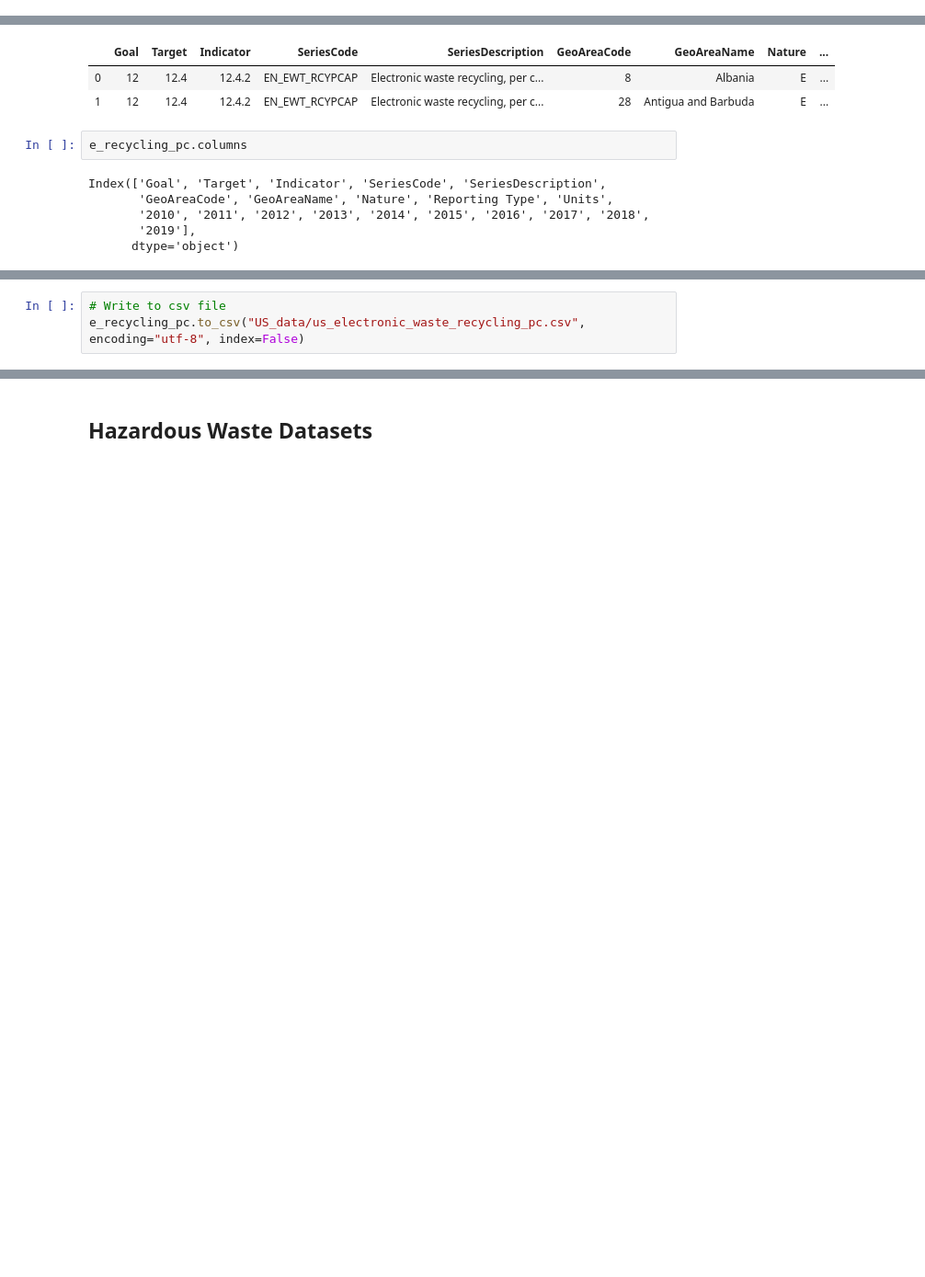
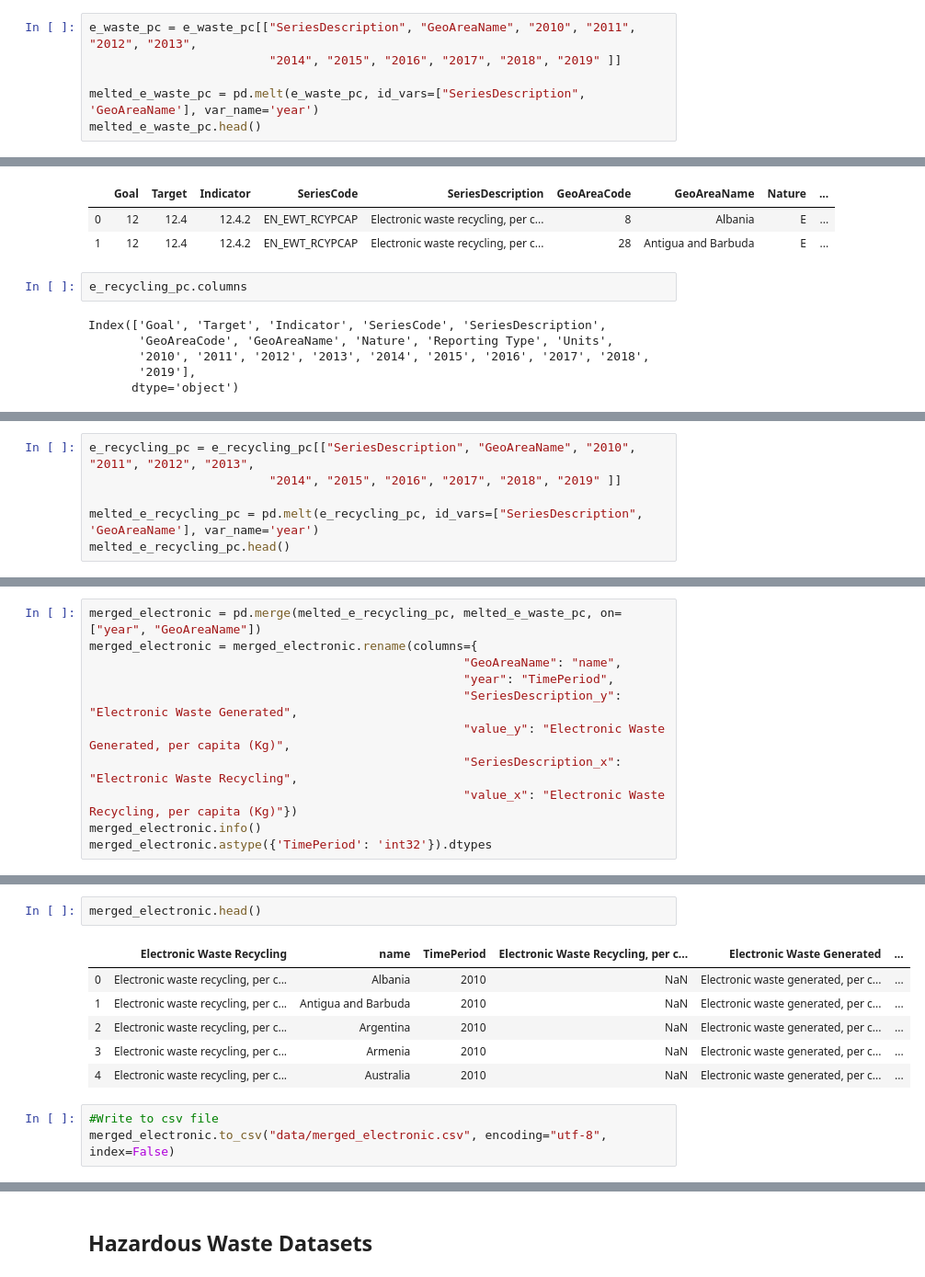
Before and after one commit to mvongjesda/UN_Sustainable_Development_Goals_Sustainability, a Jupyter notebook: resources/Target_12-4_Analysis.ipynb, the cells around one changed output, grey strips where cells are left out. Shown: that part at 92% size. Cells and saved outputs as stored; diff of their text form; blank space fills up the shorter version.

```diff
--- a/resources/Target_12-4_Analysis.ipynb
+++ b/resources/Target_12-4_Analysis.ipynb
@@ -100,0 +32,6 @@ us_e_waste_df.to_csv("data/us_electronic_waste_pc.csv", encoding="utf-8", index=
+# %%
+e_waste_pc = e_waste_pc[["SeriesDescription", "GeoAreaName", "2010", "2011", "2012", "2013",
+                         "2014", "2015", "2016", "2017", "2018", "2019" ]]
+
+melted_e_waste_pc = pd.melt(e_waste_pc, id_vars=["SeriesDescription", 'GeoAreaName'], var_name='year')
+melted_e_waste_pc.head()
@@ -164,0 +64,6 @@ us_e_recycling_pc
+# %%
+e_recycling_pc = e_recycling_pc[["SeriesDescription", "GeoAreaName", "2010", "2011", "2012", "2013",
+                         "2014", "2015", "2016", "2017", "2018", "2019" ]]
+
+melted_e_recycling_pc = pd.melt(e_recycling_pc, id_vars=["SeriesDescription", 'GeoAreaName'], var_name='year')
+melted_e_recycling_pc.head()
@@ -164,0 +79,11 @@ us_e_recycling_pc
+# %%
+merged_electronic = pd.merge(melted_e_recycling_pc, melted_e_waste_pc, on=["year", "GeoAreaName"])
+merged_electronic = merged_electronic.rename(columns={
+                                                    "GeoAreaName": "name",
+                                                    "year": "TimePeriod",
+                                                    "SeriesDescription_y": "Electronic Waste Generated",
+                                                    "value_y": "Electronic Waste Generated, per capita (Kg)",
+                                                    "SeriesDescription_x": "Electronic Waste Recycling",
+                                                    "value_x": "Electronic Waste Recycling, per capita (Kg)"})
+merged_electronic.info()
+merged_electronic.astype({'TimePeriod': 'int32'}).dtypes
@@ -165,3 +109,12 @@ us_e_recycling_pc
+# %%
+merged_electronic.head()
+# %% [output]
+|  | Electronic Waste Recycling | name | TimePeriod | Electronic Waste Recycling, per c... | Electronic Waste Generated | ... |
+| 0 | Electronic waste recycling, per c... | Albania | 2010 | NaN | Electronic waste generated, per c... | ... |
+| 1 | Electronic waste recycling, per c... | Antigua and Barbuda | 2010 | NaN | Electronic waste generated, per c... | ... |
+| 2 | Electronic waste recycling, per c... | Argentina | 2010 | NaN | Electronic waste generated, per c... | ... |
+| 3 | Electronic waste recycling, per c... | Armenia | 2010 | NaN | Electronic waste generated, per c... | ... |
+| 4 | Electronic waste recycling, per c... | Australia | 2010 | NaN | Electronic waste generated, per c... | ... |
 # %%
-# Write to csv file
-e_recycling_pc.to_csv("US_data/us_electronic_waste_recycling_pc.csv", encoding="utf-8", index=False)
+#Write to csv file
+merged_electronic.to_csv("data/merged_electronic.csv", encoding="utf-8", index=False)
```
Also changed, not shown: parts of 49 cells of this notebook.
